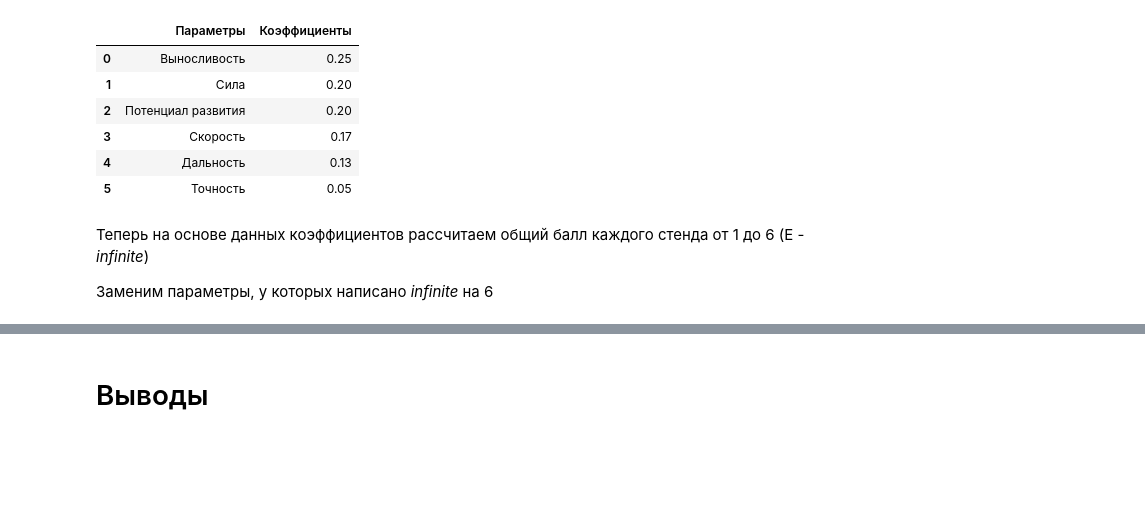
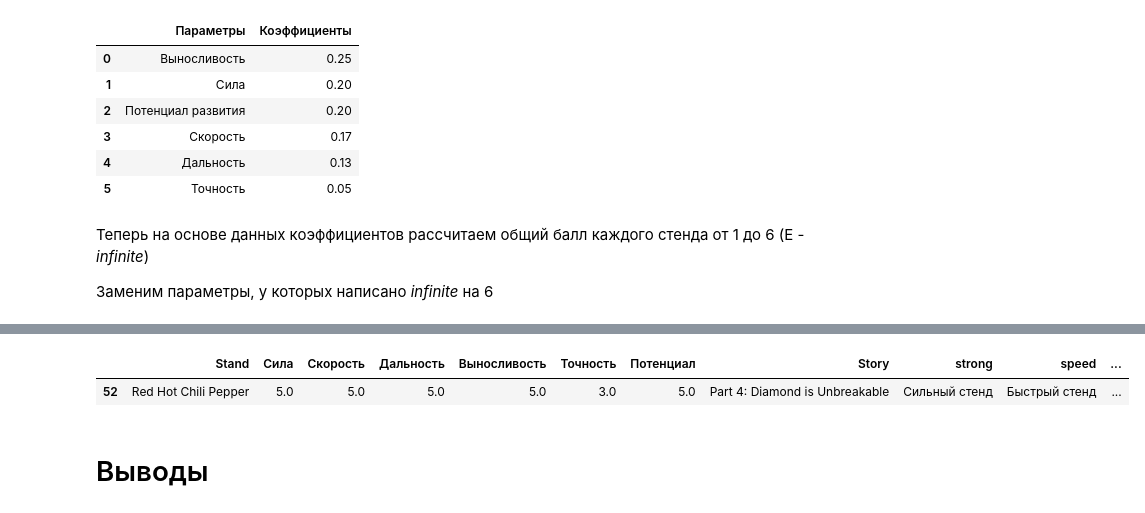
Before and after one commit to BogdanG888G/JOJO_stands, a Jupyter notebook: JOJO_stands.ipynb, the cells around one changed output, grey strips where cells are left out. Cells and saved outputs as stored; diff of their text form; code cells hidden in the pictures; blank space fills up the shorter version.

```diff
--- a/JOJO_stands.ipynb
+++ b/JOJO_stands.ipynb
@@ -1347,3 +1465,31 @@ display(begin_dataset.sort_values('Общий балл стенда', ascending=
+# %%
+red_hot_pepper_df = begin_dataset[
+    begin_dataset['Stand'] == 'Red Hot Chili Pepper'
+]
+
+display(red_hot_pepper_df)
+
+red_hot_pepper_val = red_hot_pepper_df[stats_columns].values.tolist()[0]
+
+red_hot_polar = px.line_polar(r = red_hot_pepper_val,
+                              theta=stats_columns,
+                              markers=True,
+                              line_close=True,
+                              width = 500,
+                              color_discrete_sequence=['#f5e60a'],
+                              )
+
+red_hot_polar.update_layout(title = {'text': 'Характеристики стенда Red Hot Chili Pepper', 'x': 0.5, 'font_color': 'white'},
+                            paper_bgcolor = '#e4331b',
+                            polar = {'bgcolor': '#e4331b',
+                                       'angularaxis': {'color': 'white', 'linecolor': 'white', 'gridcolor': 'white'},
+                                       'radialaxis': {'color': 'white', 'linecolor': 'white', 'gridcolor': 'white'}}
+                             )
+red_hot_polar.update_traces(fill = 'toself')
+red_hot_polar.show()
+# %% [output]
+|  | Stand | Сила | Скорость | Дальность | Выносливость | Точность | Потенциал | Story | strong | speed | ... |
+| 52 | Red Hot Chili Pepper | 5.0 | 5.0 | 5.0 | 5.0 | 3.0 | 5.0 | Part 4: Diamond is Unbreakable | Сильный стенд | Быстрый стенд | ... |
 # %% [markdown]
 # Выводы
 # %% [markdown]
```
Also changed, not shown: parts of 33 cells of this notebook, 1 other file.
